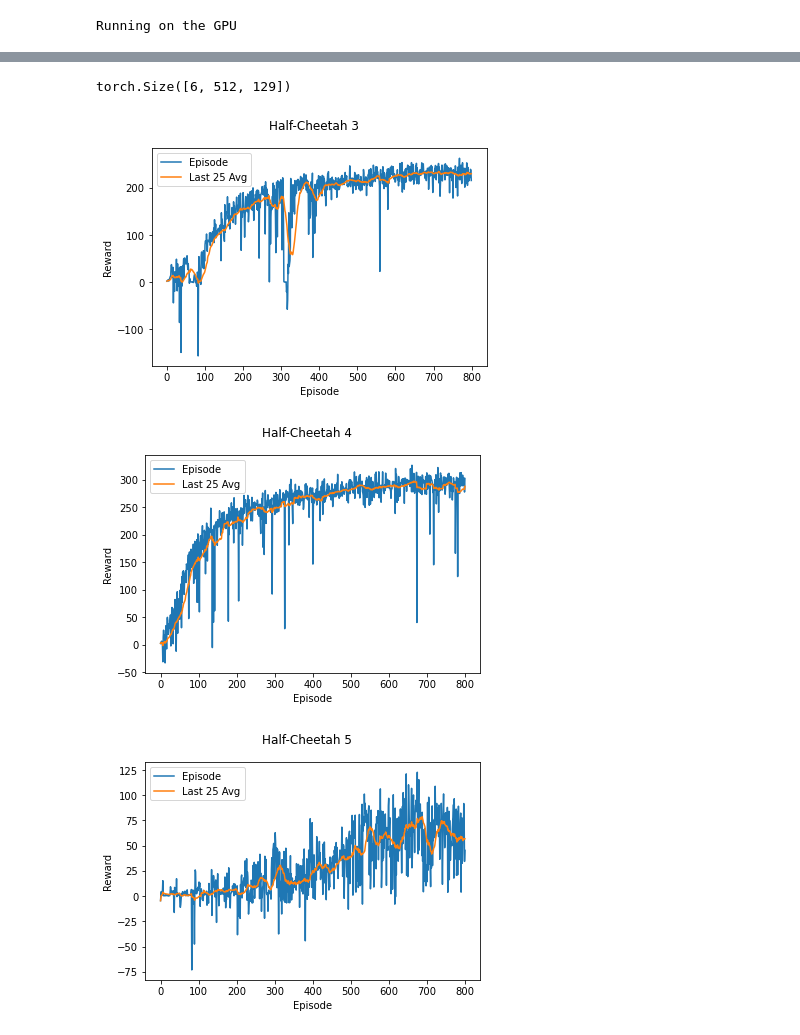
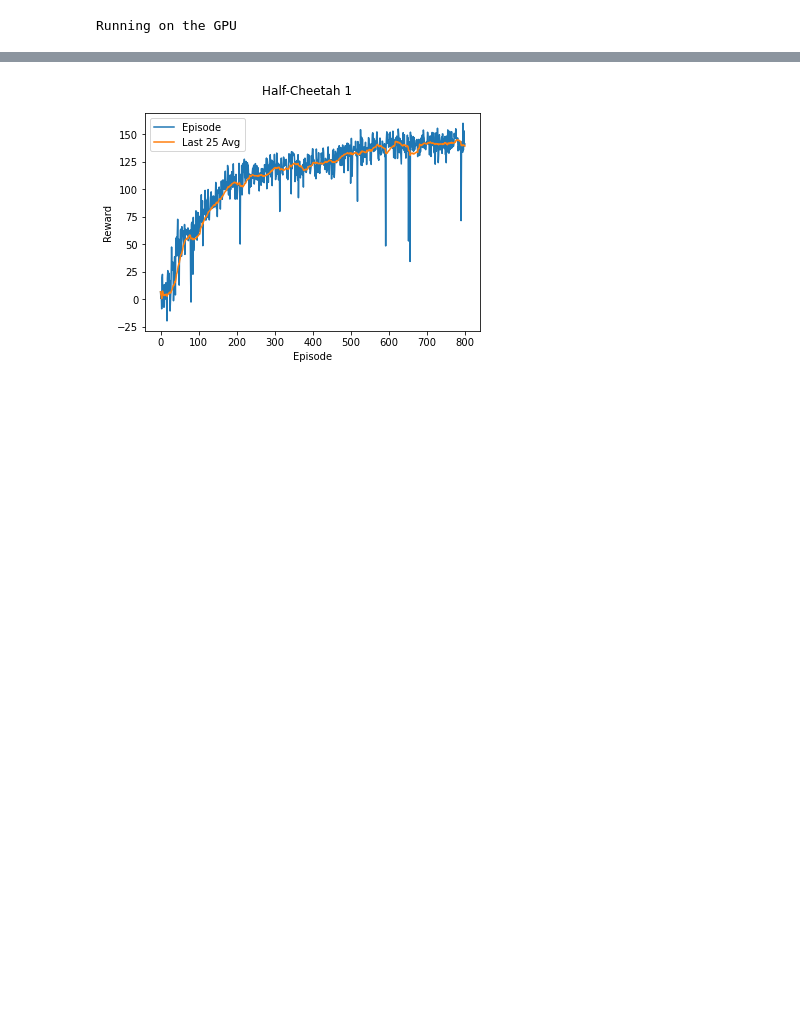
Before and after one commit to OvidiuSabau/Honors-Project, a Jupyter notebook: notebooks/DDPG.ipynb, the cells around one changed output, grey strips where cells are left out. Drawn from its saved outputs; the diff is of its cells as text; code cells hidden in the pictures; blank space fills up the shorter version.

```diff
--- a/notebooks/DDPG.ipynb
+++ b/notebooks/DDPG.ipynb
@@ -209,7 +209,7 @@ env = HalfCheetahGraphEnv(None)
 allAgents = dict()
 allRewards = dict()
 allAvgRewards = dict()
-for idx in [7, 8, 9]:
+for idx in range(7):
     env.set_morphology(idx)
     state = env.reset()
 
@@ -226,9 +226,15 @@ for idx in [7, 8, 9]:
         step = 0
         done = False
 
-        for i in range(500):
+        for i in range(1000):
+
+            env._current_env._pb_env.camera_adjust()
             action = agent.get_action(state)
-            action = np.clip(action + np.random.normal(0, 0.1, env.action_space.shape), -1, 1)
+
+            # Only add noise in every second episode
+            if episode % 2 == 0:
+                action = np.clip(action + np.random.normal(0, 0.25, env.action_space.shape), -1, 1)
+
             new_state, reward, done, _ = env.step(action)
             agent.memory.push(state, action, reward, new_state, done)
 
@@ -254,9 +260,23 @@ for idx in [7, 8, 9]:
         avg_rewards.append(np.mean(rewards[-25:]))
         learningRates.append(agent.get_latest_lr())
 
-    allAgents[idx] = agent
-    allRewards[idx] = rewards
-    allAvgRewards[idx] = avg_rewards
+#     allAgents[idx] = agent
+#     allRewards[idx] = rewards
+#     allAvgRewards[idx] = avg_rewards
+
+    fig, ax = plt.subplots()
+    ax.plot(range(len(rewards)), rewards)
+    ax.plot(range(len(avg_rewards)), avg_rewards)
+    ax.set(ylabel='Reward')
+    ax.legend(["Episode", "Last 25 Avg"])
+    plt.xlabel('Episode')
+    plt.suptitle('Half-Cheetah {}'.format(idx))
+    plt.show()
+    fig.savefig('{}-new-halfCheetah-Training.jpg'.format(idx))
+
+    agent.save_agent_networks('{}-new-halfCheetah'.format(idx))
+
+    env._current_env.close()
 # %% [output]
 NoneType: None
 None
@@ -300,8 +302,3 @@ KeyboardInterrupt:
-# %%
-
-allAgents[idx] = agent
-allRewards[idx] = rewards
-allAvgRewards[idx] = avg_rewards
 # %%
 env = HalfCheetahGraphEnv(None)
 env.set_morphology(0)
@@ -322,23 +310,17 @@ c = b.repeat(512, 1).T.unsqueeze(-1)
-# %%
-torch.cat((a, c), -1).shape
-# %% [output]
-torch.Size([6, 512, 129])
 # %%
-for idx in [3, 4, 5]:
+for idx in [1]:
     avg_rewards = allAvgRewards[idx]
     rewards = allRewards[idx]
 
     fig, ax = plt.subplots()
     ax.plot(range(len(rewards)), rewards)
     ax.plot(range(len(avg_rewards)), avg_rewards)
     ax.set(ylabel='Reward')
     ax.legend(["Episode", "Last 25 Avg"])
     plt.xlabel('Episode')
     plt.suptitle('Half-Cheetah {}'.format(idx))
     plt.show()
     fig.savefig('{}-new-halfCheetah-Training.jpg'.format(idx))
 # %% [output]
-[figure, old version]
+[figure, new version]
-[figure, removed]
-[figure, removed]
 # %%
```
Also changed, not shown: parts of 6 cells of this notebook, 5 other files.
